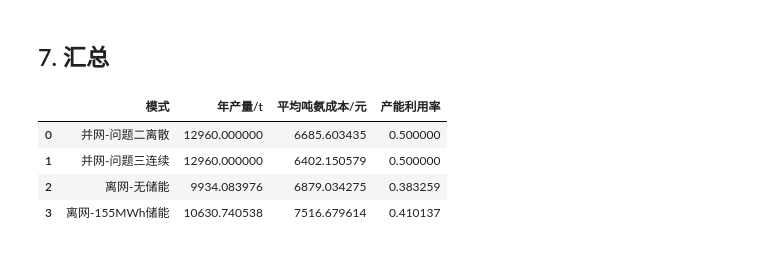
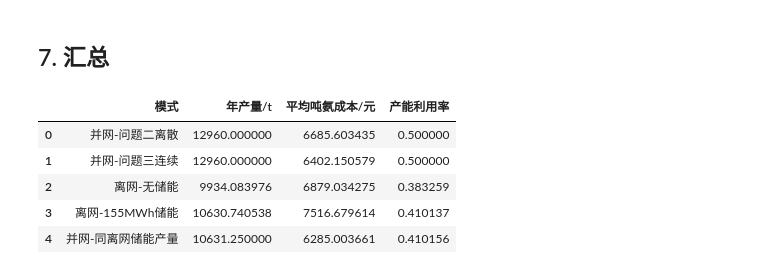
Before and after one commit to wurldwen/---, a Jupyter notebook: A题第1-4题计算代码.ipynb, the cells around one changed output. Cells and saved outputs as stored; diff of their text form; code cells hidden in the pictures.

```diff
--- a/A题第1-4题计算代码.ipynb
+++ b/A题第1-4题计算代码.ipynb
@@ -735,3 +1028,36 @@ storage_df, storage_annual_prod, storage_annual_cost
  23  W6P4  12.005783  13380.372978     0.0,
  np.float64(10630.74053823136),
  np.float64(7516.679614362487))
+# %%
+# 问题四（3）：以离网+储能各场景产量作为相同需求，计算联网连续调节对照成本。
+grid_same_rows = []
+for _, srow in storage_df.iterrows():
+    name = srow['场景']
+    iw = int(name[1]) - 1
+    ip = int(name[3]) - 1
+    wind, pv = scenario_power(iw, ip)
+    target_prod = float(srow['产量/t'])
+    y, ind, cost = opt_continuous_dp(wind, pv, target_prod)
+    actual_prod = 3 * y.sum()
+    grid_same_rows.append({
+        '场景': name,
+        '目标产量/t': target_prod,
+        '联网实际产量/t': actual_prod,
+        '离网储能吨氨成本/元': float(srow['吨氨成本/元']),
+        '联网同产量吨氨成本/元': cost / actual_prod,
+        '购电/MWh': ind['购电/MWh'],
+        '上网/MWh': ind['上网/MWh'],
+        '自发自用占比': ind['自发自用占比'],
+        '绿电比例': ind['绿电比例'],
+        '上网比例': ind['上网比例'],
+        '判定': classify(ind),
+    })
+
+grid_same_storage_df = pd.DataFrame(grid_same_rows)
+grid_same_storage_df.to_csv(OUT / 'q4_grid_connected_same_storage_production.csv', index=False, encoding='utf-8-sig')
+grid_same_annual_prod = (grid_same_storage_df['联网实际产量/t'] * 15).sum()
+grid_same_annual_cost = (
+    grid_same_storage_df['联网同产量吨氨成本/元'] * grid_same_storage_df['联网实际产量/t'] * 15
+).sum() / grid_same_annual_prod
+
+grid_same_storage_df, grid_same_annual_prod, grid_same_annual_cost
@@ -760,14 +1104,16 @@ plt.show()
 # %%
 summary = pd.DataFrame([
     {'模式': '并网-问题二离散', '年产量/t': annual_prod_q2, '平均吨氨成本/元': annual_cost_q2, '产能利用率': annual_prod_q2 / (72 * 360)},
-    {'模式': '并网-问题三连续', '年产量/t': (q3_df['产量/t'] * 15).sum(), '平均吨氨成本/元': annual_cost_q3, '产能利用率': (q3_df['产量/t'] * 15).sum() / (72 * 360)},
+    {'模式': '并网-问题三连续', '年产量/t': annual_prod_q3, '平均吨氨成本/元': annual_cost_q3, '产能利用率': annual_prod_q3 / (72 * 360)},
     {'模式': '离网-无储能', '年产量/t': off_annual_prod, '平均吨氨成本/元': off_annual_cost, '产能利用率': off_annual_prod / (72 * 360)},
     {'模式': f'离网-{ecap_best:.0f}MWh储能', '年产量/t': storage_annual_prod, '平均吨氨成本/元': storage_annual_cost, '产能利用率': storage_annual_prod / (72 * 360)},
+    {'模式': '并网-同离网储能产量', '年产量/t': grid_same_annual_prod, '平均吨氨成本/元': grid_same_annual_cost, '产能利用率': grid_same_annual_prod / (72 * 360)},
 ])
 summary
 # %% [output]
 |  | 模式 | 年产量/t | 平均吨氨成本/元 | 产能利用率 |
 | 0 | 并网-问题二离散 | 12960.000000 | 6685.603435 | 0.500000 |
 | 1 | 并网-问题三连续 | 12960.000000 | 6402.150579 | 0.500000 |
 | 2 | 离网-无储能 | 9934.083976 | 6879.034275 | 0.383259 |
 | 3 | 离网-155MWh储能 | 10630.740538 | 7516.679614 | 0.410137 |
+| 4 | 并网-同离网储能产量 | 10631.250000 | 6285.003661 | 0.410156 |
```
Also changed, not shown: parts of 9 cells of this notebook, 18 other files.
